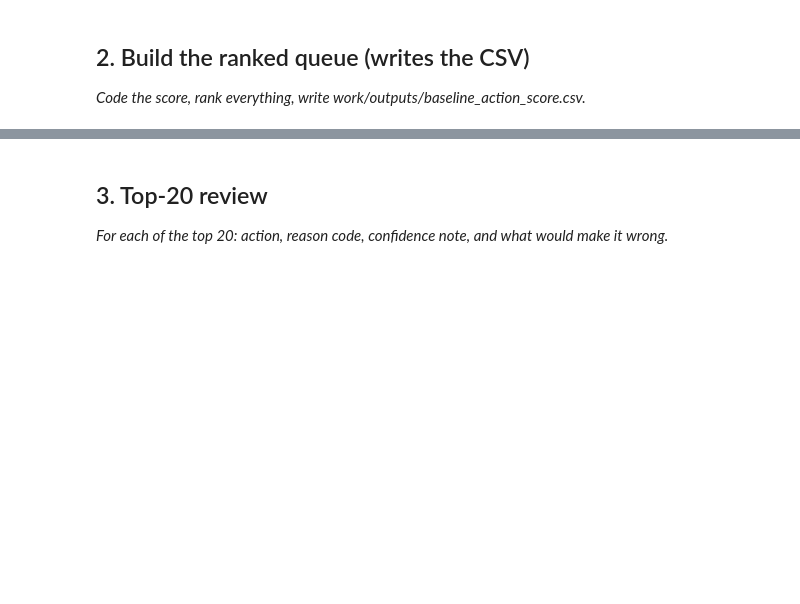
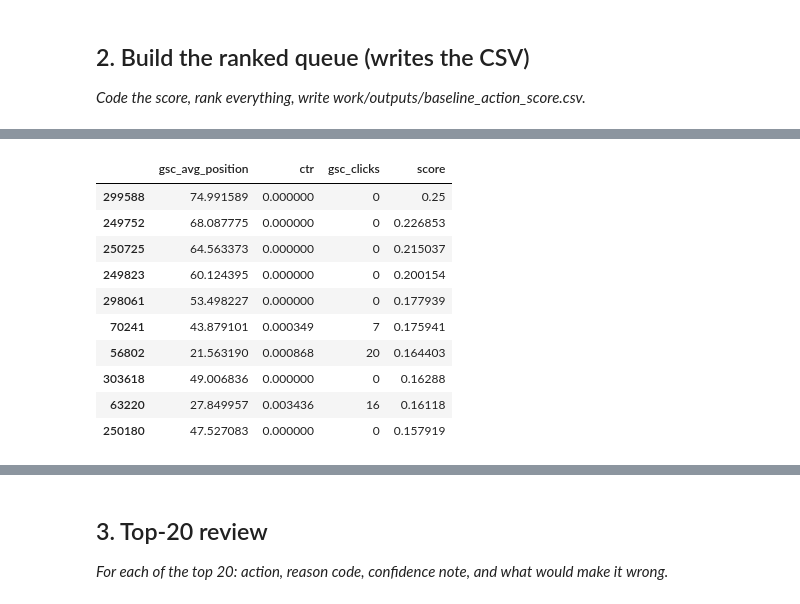
Before and after one commit to ammar-aa/Fly_rank_internship_repo, a Jupyter notebook: work/notebooks/w04_baseline_score.ipynb, the cells around one changed output, grey strips where cells are left out. Cells and saved outputs as stored; diff of their text form; code cells hidden in the pictures; blank space fills up the shorter version.

```diff
--- a/work/notebooks/w04_baseline_score.ipynb
+++ b/work/notebooks/w04_baseline_score.ipynb
@@ -205,27 +202,39 @@ dtype: int64
 # %%
 def normalize(series):
     return (series - series.min()) / (series.max() - series.min())
 
-norm_avg_position = normalize(df_full['gsc_avg_position'])
-norm_ctr = normalize(df_full['ctr'])
-norm_clicks = normalize(df_full['gsc_clicks'])
-norm_engaged_sessions = normalize(df_full['ga4_engaged_sessions'])
-norm_scroll = normalize(df_full['scroll_rate'])
-norm_engagement_sec = normalize(df_full['avg_engagement_sec_per_session'])
-norm_pv_users_ratio = normalize(df_full['ga4_pageviews'] / df_full['ga4_users'])
+df_full_eligible = df_full[df_full['needs_refresh'] == 1].copy()
 
-df_full['score'] = (
+norm_avg_position = normalize(df_full_eligible['gsc_avg_position'])
+norm_ctr = normalize(df_full_eligible['ctr'])
+norm_clicks = normalize(df_full_eligible['gsc_clicks'])
+norm_engaged_sessions = normalize(df_full_eligible['ga4_engaged_sessions'])
+norm_scroll = normalize(df_full_eligible['scroll_rate'])
+norm_engagement_sec = normalize(df_full_eligible['avg_engagement_sec_per_session'])
+norm_pv_users_ratio = normalize(df_full_eligible['ga4_pageviews'] / df_full_eligible['ga4_users'])
 
+df_full_eligible['score'] = (
      0.25 * norm_avg_position +
     -0.15 * norm_ctr +
      0.10 * norm_clicks +
-
     -0.117 * norm_engaged_sessions +
     -0.117 * norm_scroll +
     -0.117 * norm_engagement_sec +
-
     -0.15 * norm_pv_users_ratio
 )
+display(df_full_eligible[['gsc_avg_position', 'ctr', 'gsc_clicks', 'score']].sort_values('score', ascending=False).head(10))
+# %% [output]
+|  | gsc_avg_position | ctr | gsc_clicks | score |
+| 299588 | 74.991589 | 0.000000 | 0 | 0.25 |
+| 249752 | 68.087775 | 0.000000 | 0 | 0.226853 |
+| 250725 | 64.563373 | 0.000000 | 0 | 0.215037 |
+| 249823 | 60.124395 | 0.000000 | 0 | 0.200154 |
+| 298061 | 53.498227 | 0.000000 | 0 | 0.177939 |
+| 70241 | 43.879101 | 0.000349 | 7 | 0.175941 |
+| 56802 | 21.563190 | 0.000868 | 20 | 0.164403 |
+| 303618 | 49.006836 | 0.000000 | 0 | 0.16288 |
+| 63220 | 27.849957 | 0.003436 | 16 | 0.16118 |
+| 250180 | 47.527083 | 0.000000 | 0 | 0.157919 |
 # %%
 def normalize(series):
     return (series - series.min()) / (series.max() - series.min())
```
Also changed, not shown: parts of 4 cells of this notebook.
